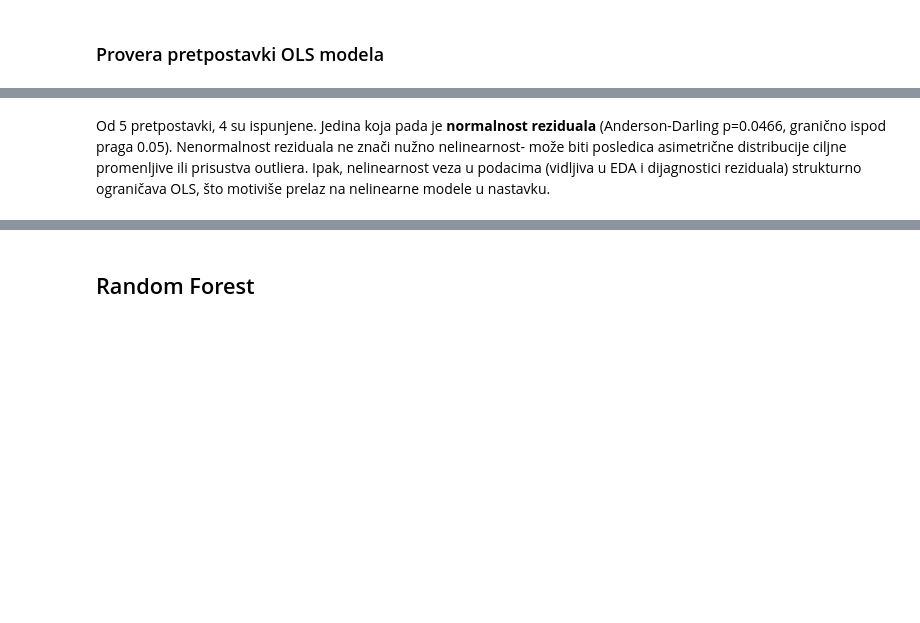
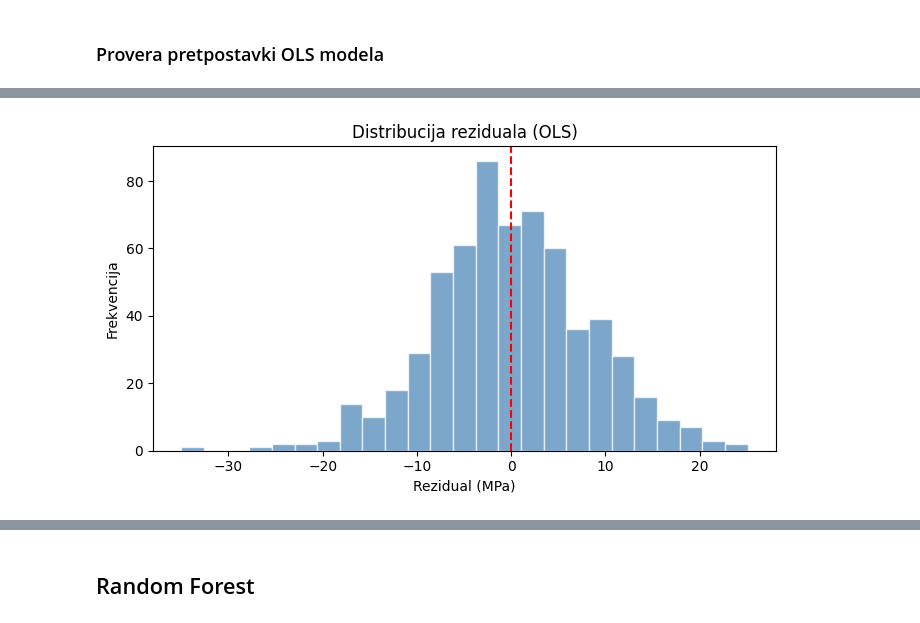
Before and after one commit to rev333nge/concrete-strength-prediction, a Jupyter notebook: notebook.ipynb, the cells around one changed output, grey strips where cells are left out. Cells and saved outputs as stored; diff of their text form; code cells hidden in the pictures; blank space fills up the shorter version.

```diff
--- a/notebook.ipynb
+++ b/notebook.ipynb
@@ -270,5 +272,7 @@ PROVERA PRETPOSTAVKI OLS MODELA
   Model validan: NE -- neke pretpostavke nisu ispunjene
 =========================================================
 False
-# %% [markdown]
-Od 5 pretpostavki, 4 su ispunjene. Jedina koja pada je **normalnost reziduala** (Anderson-Darling p=0.0466, granično ispod praga 0.05). Nenormalnost reziduala ne znači nužno nelinearnost- može biti posledica asimetrične distribucije ciljne promenljive ili prisustva outliera. Ipak, nelinearnost veza u podacima (vidljiva u EDA i dijagnostici reziduala) strukturno ograničava OLS, što motiviše prelaz na nelinearne modele u nastavku.
+# %%
+plot_residual_histogram(ols, x_train[ols_features], y_train)
+# %% [output]
+[figure, added]
```
Also changed, not shown: parts of 14 cells of this notebook, 4 other files.
